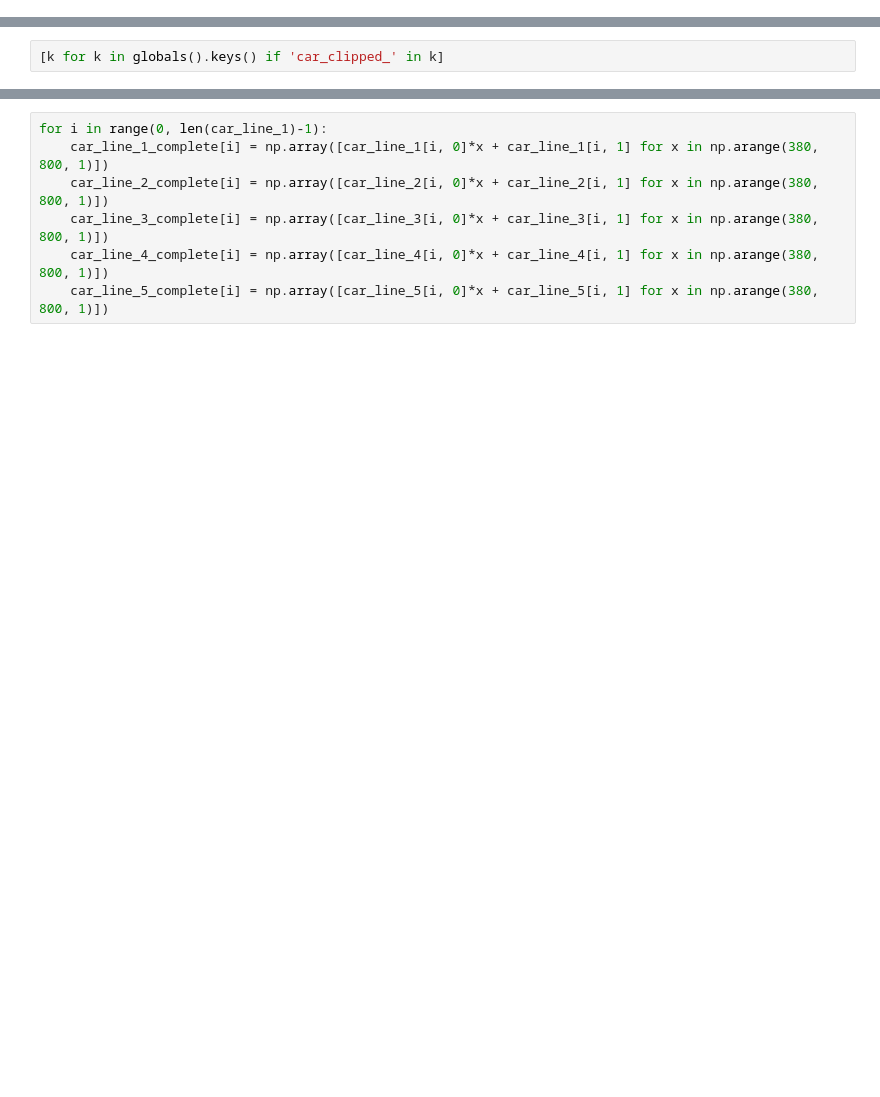
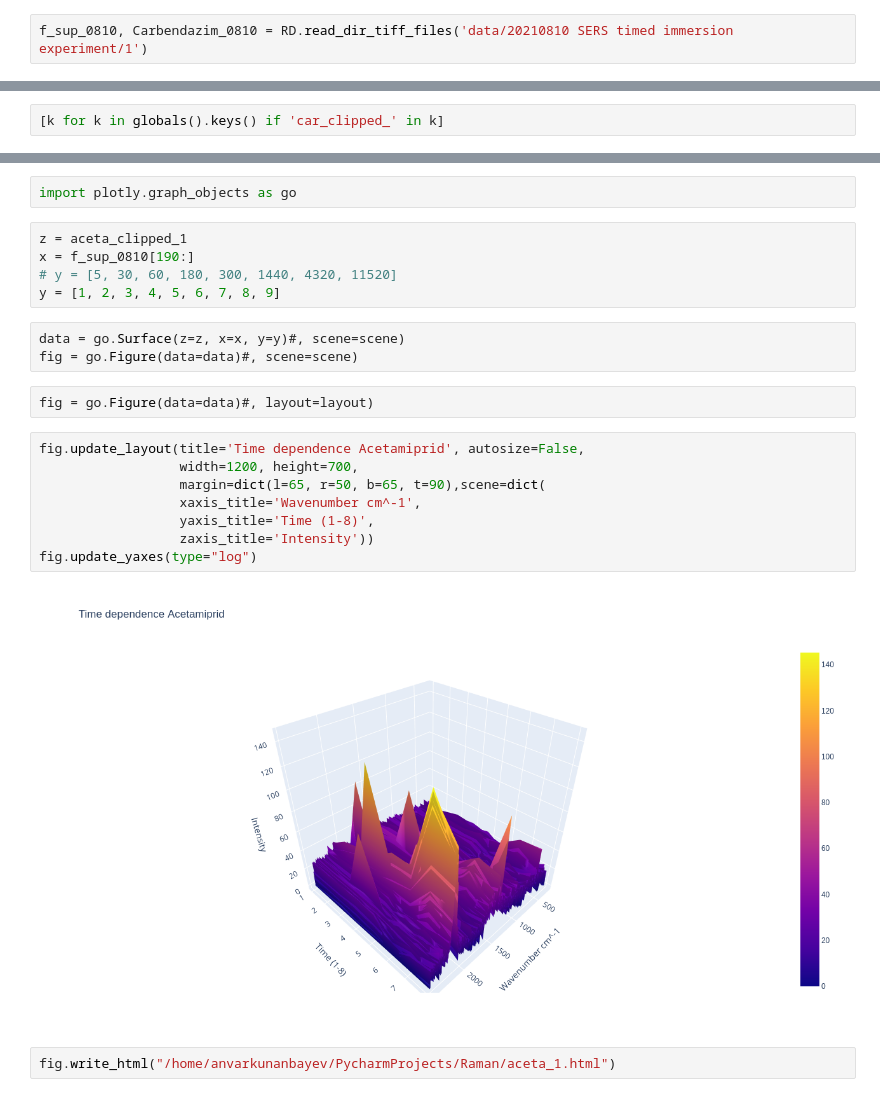
Before and after one commit to anva-kn/Raman, a Jupyter notebook: local_bg_correction.ipynb, the cells around one changed output, grey strips where cells are left out. Cells and saved outputs as stored; diff of their text form; blank space fills up the shorter version.

Commit message:
added plotly plots

```diff
--- a/local_bg_correction.ipynb
+++ b/local_bg_correction.ipynb
@@ -9,0 +9,2 @@ car_aceta_aceph_files = ['car_aceta_aceph_clipped_1.csv', 'car_aceta_aceph_clipp
+# %%
+f_sup_0810, Carbendazim_0810 = RD.read_dir_tiff_files('data/20210810 SERS timed immersion experiment/1')
@@ -150,7 +55,24 @@ for i in range(len(car_clipped_1)):
-# %%
-for i in range(0, len(car_line_1)-1):
-    car_line_1_complete[i] = np.array([car_line_1[i, 0]*x + car_line_1[i, 1] for x in np.arange(380, 800, 1)])
-    car_line_2_complete[i] = np.array([car_line_2[i, 0]*x + car_line_2[i, 1] for x in np.arange(380, 800, 1)])
-    car_line_3_complete[i] = np.array([car_line_3[i, 0]*x + car_line_3[i, 1] for x in np.arange(380, 800, 1)])
-    car_line_4_complete[i] = np.array([car_line_4[i, 0]*x + car_line_4[i, 1] for x in np.arange(380, 800, 1)])
-    car_line_5_complete[i] = np.array([car_line_5[i, 0]*x + car_line_5[i, 1] for x in np.arange(380, 800, 1)])
+# %%
+import plotly.graph_objects as go
+# %%
+z = aceta_clipped_1
+x = f_sup_0810[190:]
+# y = [5, 30, 60, 180, 300, 1440, 4320, 11520]
+y = [1, 2, 3, 4, 5, 6, 7, 8, 9]
+# %%
+data = go.Surface(z=z, x=x, y=y)#, scene=scene)
+fig = go.Figure(data=data)#, scene=scene)
+# %%
+fig = go.Figure(data=data)#, layout=layout)
+# %%
+fig.update_layout(title='Time dependence Acetamiprid', autosize=False,
+                  width=1200, height=700,
+                  margin=dict(l=65, r=50, b=65, t=90),scene=dict(
+                  xaxis_title='Wavenumber cm^-1',
+                  yaxis_title='Time (1-8)',
+                  zaxis_title='Intensity'))
+fig.update_yaxes(type="log")
+# %% [output]
+[figure, added]
+# %%
+fig.write_html("/home/anvarkunanbayev/PycharmProjects/Raman/aceta_1.html")
```
Also changed, not shown: parts of 25 cells of this notebook, 1 other file.
